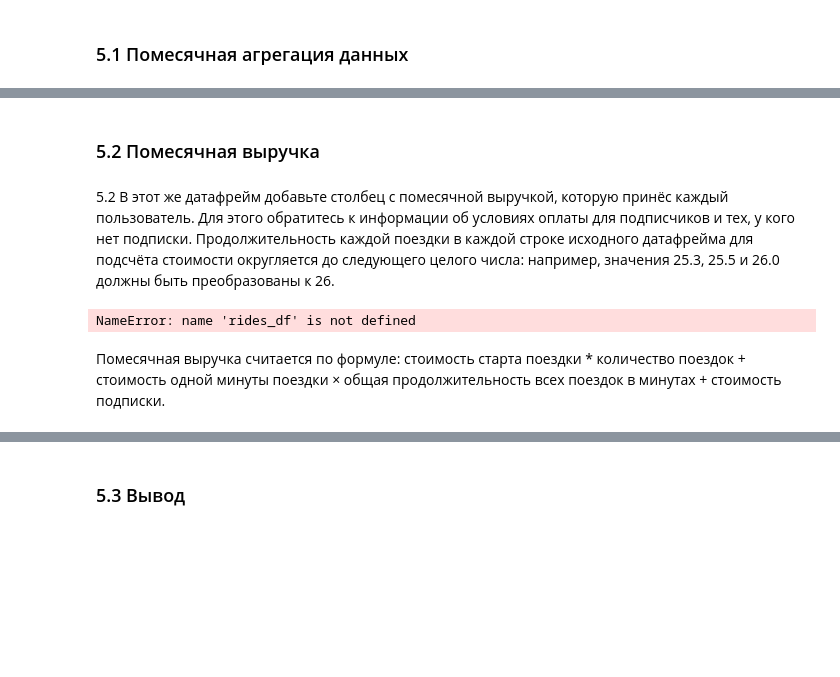
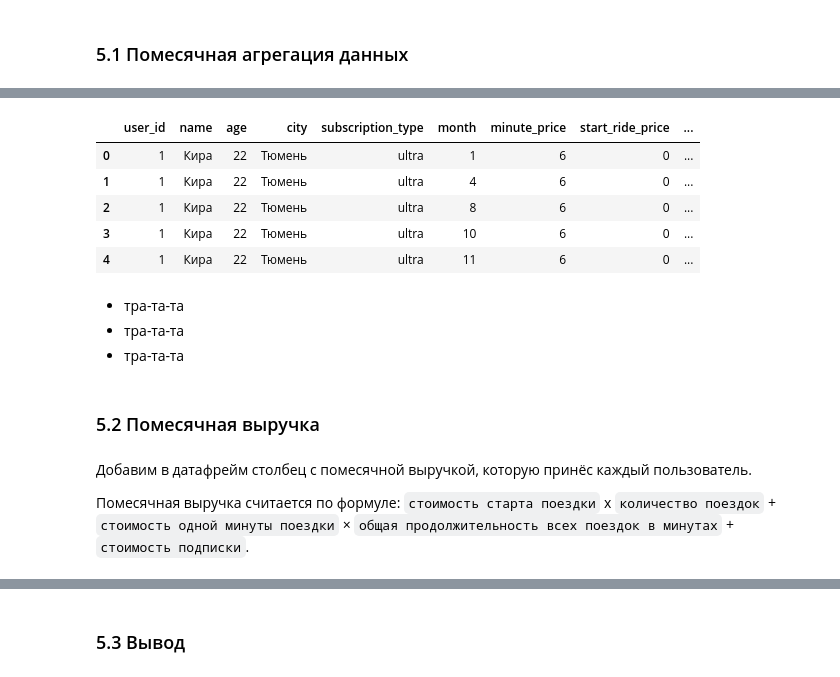
Before and after one commit to chernyakid/gofast-research, a Jupyter notebook: gofast-research.ipynb, the cells around one changed output, grey strips where cells are left out. Saved outputs shown, nothing was run; the diff lists cells and outputs as text; code cells hidden in the pictures; blank space fills up the shorter version.

```diff
--- a/gofast-research.ipynb
+++ b/gofast-research.ipynb
@@ -768,12 +807,37 @@ plt.show()
+# %%
+# Агрегируем данные о поездках для каждого пользователя за каждый месяц
+all_data_agg = all_data.groupby(
+        ['user_id', 'name', 'age', 'city', 'subscription_type', 'month',
+         'minute_price', 'start_ride_price', 'subscription_fee']
+    ).agg({
+        'distance': 'sum',  # Суммарное расстояние за месяц
+        'duration': 'sum',  # Суммарная длительность всех поездок за месяц
+        'date': 'count'     # Количество поездок за месяц
+    }).reset_index()
+
+
+# Переименуем столбцы
+all_data_agg.rename(columns={
+    'distance': 'distance_sum',
+    'duration': 'duration_sum',
+    'date': 'trips_count'
+}, inplace=True)
+
+all_data_agg.head()
+# %% [output]
+|  | user_id | name | age | city | subscription_type | month | minute_price | start_ride_price | ... |
+| 0 | 1 | Кира | 22 | Тюмень | ultra | 1 | 6 | 0 | ... |
+| 1 | 1 | Кира | 22 | Тюмень | ultra | 4 | 6 | 0 | ... |
+| 2 | 1 | Кира | 22 | Тюмень | ultra | 8 | 6 | 0 | ... |
+| 3 | 1 | Кира | 22 | Тюмень | ultra | 10 | 6 | 0 | ... |
+| 4 | 1 | Кира | 22 | Тюмень | ultra | 11 | 6 | 0 | ... |
+# %% [markdown]
+- тра-та-та
+- тра-та-та
+- тра-та-та
 # %% [markdown]
 ### 5.2 Помесячная выручка<a id="section_5_2"></a>
 # %% [markdown]
-5.2 В этот же датафрейм добавьте столбец с помесячной выручкой, которую принёс каждый пользователь. Для этого обратитесь к информации об условиях оплаты для подписчиков и тех, у кого нет подписки. Продолжительность каждой поездки в каждой строке исходного датафрейма для подсчёта стоимости округляется до следующего целого числа: например, значения
-25.3, 25.5 и 26.0 должны быть преобразованы к 26.
+Добавим в датафрейм столбец с помесячной выручкой, которую принёс каждый пользователь.
+
+Помесячная выручка считается по формуле: `стоимость старта поездки` х `количество поездок` + `стоимость одной минуты поездки` × `общая продолжительность всех поездок в минутах` + `стоимость подписки`.
-# %%
-# каждое значение из столбца duration округляется с помощью «потолка»:
-rides_df['duration'] = np.ceil(rides_df['duration'])
-# %% [output]
-NameError: name 'rides_df' is not defined
-# %% [markdown]
-Помесячная выручка считается по формуле: стоимость старта поездки * количество поездок + стоимость одной минуты поездки × общая продолжительность всех поездок в минутах + стоимость подписки.
```
Also changed, not shown: parts of 31 cells of this notebook, 1 other file.
